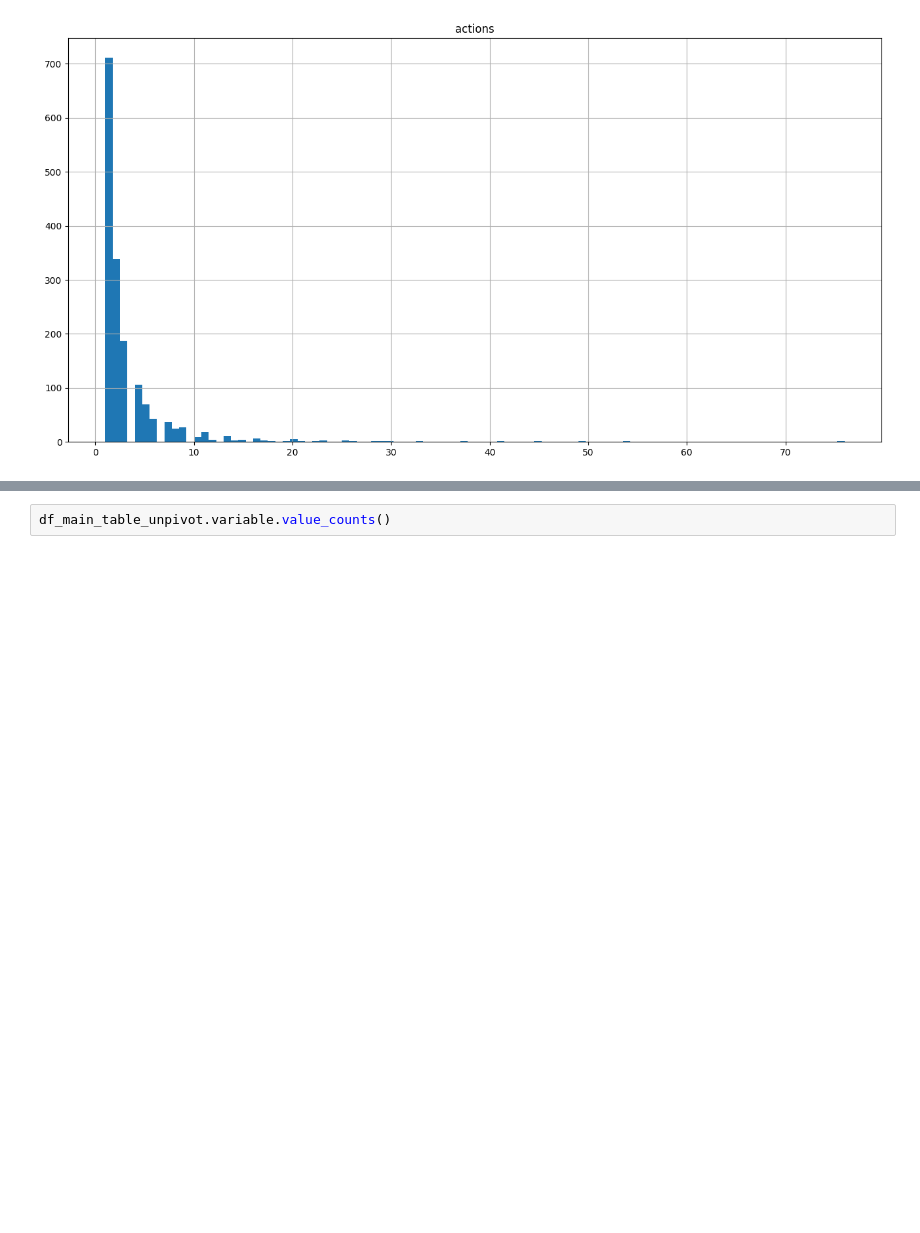
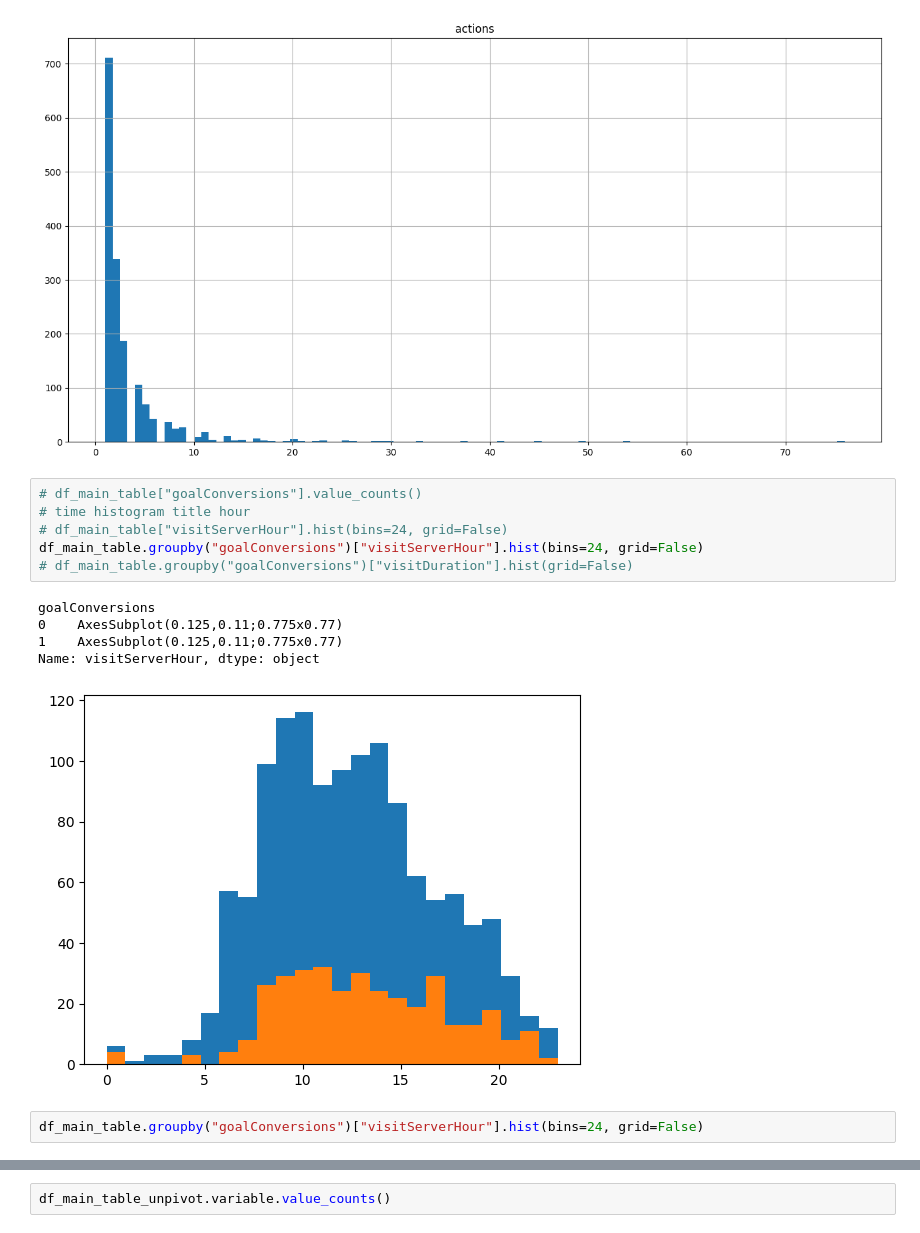
Before and after one commit to dssg-berlin/web-tracking-analytics, a Jupyter notebook: notebooks/diego/03_analysis.ipynb, the cells around one changed output, grey strips where cells are left out. Drawn from its saved outputs; the diff is of its cells as text; blank space fills up the shorter version.

```diff
--- a/notebooks/diego/03_analysis.ipynb
+++ b/notebooks/diego/03_analysis.ipynb
@@ -261,6 +261,20 @@ df_main_table[["actions"]].hist(bins=100, figsize=(16, 8))
 # %% [output]
 array([[<AxesSubplot: title={'center': 'actions'}>]], dtype=object)
 [figure]
+# %%
+# df_main_table["goalConversions"].value_counts()
+# time histogram title hour
+# df_main_table["visitServerHour"].hist(bins=24, grid=False)
+df_main_table.groupby("goalConversions")["visitServerHour"].hist(bins=24, grid=False)
+# df_main_table.groupby("goalConversions")["visitDuration"].hist(grid=False)
+# %% [output]
+goalConversions
+0    AxesSubplot(0.125,0.11;0.775x0.77)
+1    AxesSubplot(0.125,0.11;0.775x0.77)
+Name: visitServerHour, dtype: object
+[figure, added]
+# %%
+df_main_table.groupby("goalConversions")["visitServerHour"].hist(bins=24, grid=False)
 # %%
 def check_column_name_for_url(text):
     for col in df_main_table.columns:
```
Also changed, not shown: parts of 1 cell of this notebook, 4 other files.
